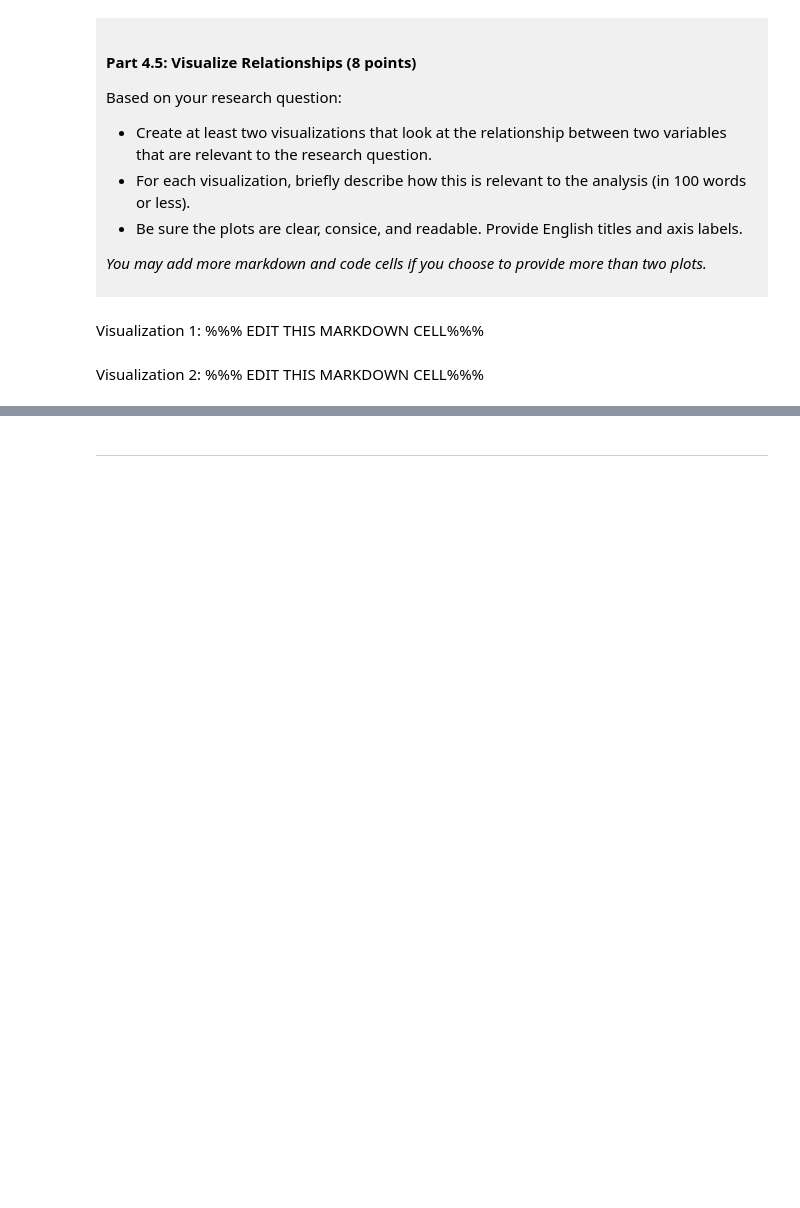
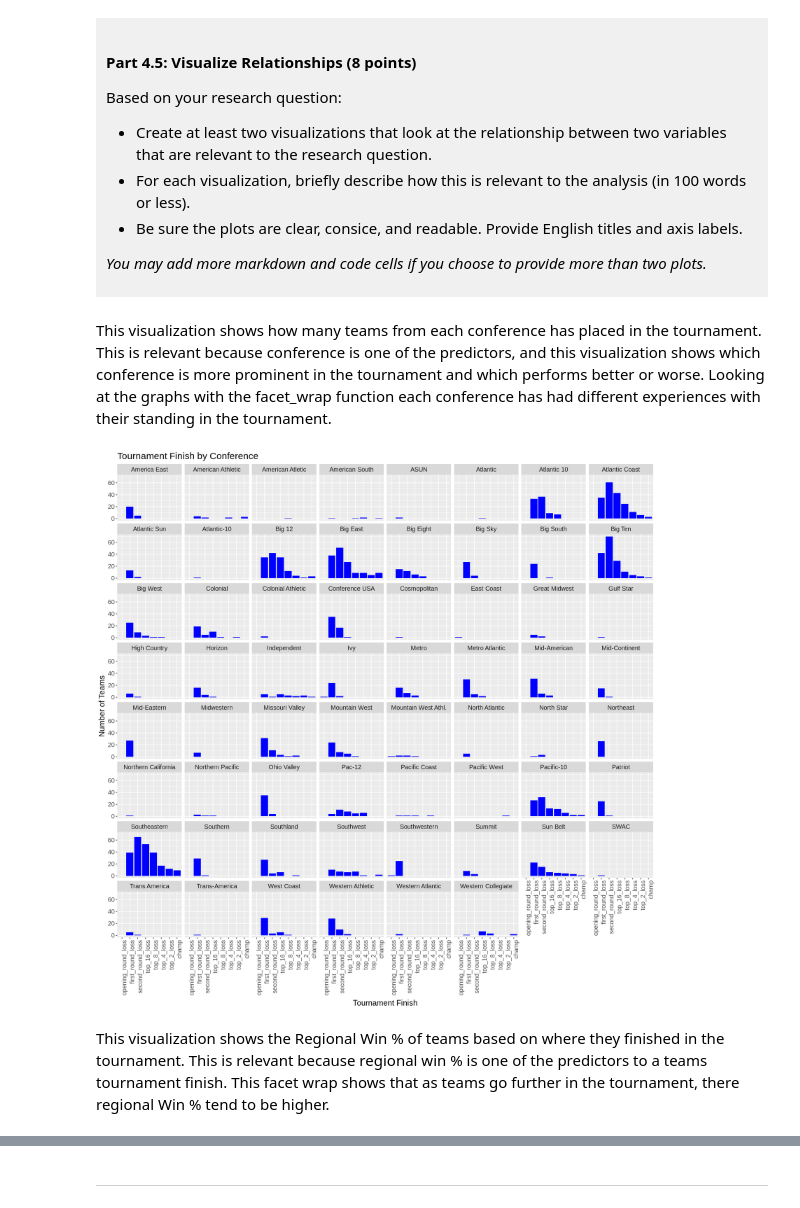
Before and after one commit to agoh123/dsci-100-project-albert-goharian, a Jupyter notebook: dsci-100-project-notebook.ipynb, the cells around one changed output, grey strips where cells are left out. Saved outputs shown, nothing was run; the diff lists cells and outputs as text; code cells hidden in the pictures; blank space fills up the shorter version.

```diff
--- a/dsci-100-project-notebook.ipynb
+++ b/dsci-100-project-notebook.ipynb
@@ -330,9 +384,17 @@ Based on your research question:
 *You may add more markdown and code cells if you choose to provide more than two plots.*
 </div>
 # %% [markdown]
-Visualization 1: %%% EDIT THIS MARKDOWN CELL%%%
+This visualization shows how many teams from each conference has placed in the tournament. This is relevant because conference is one of the predictors, and this visualization shows which conference is more prominent in the tournament and which performs better or worse. Looking at the graphs with the facet_wrap function each conference has had different experiences with their standing in the tournament.
 # %%
-### EDIT THIS CODE CELL FOR VISUALIZATION 1###
+options(repr.plot.height = 15, repr.plot.width = 15)
+ggplot(tidy_women_data, aes(x = Tournament_Finish)) +
+       geom_bar(fill = "blue") +
+facet_wrap(~ Conference) +
+labs(title = "Tournament Finish by Conference", x = "Tournament Finish", y = "Number of Teams") +
+theme(axis.text.x = element_text(angle = 90, hjust = 1)) +
+theme(text = element_text(size = 15))
+# %% [output]
+[figure, added]
 # %% [markdown]
-Visualization 2: %%% EDIT THIS MARKDOWN CELL%%%
+This visualization shows the Regional Win % of teams based on where they finished in the tournament. This is relevant because regional win % is one of the predictors to a teams tournament finish. This facet wrap shows that as teams go further in the tournament, there regional Win % tend to be higher.
 # %%
```
Also changed, not shown: parts of 8 cells of this notebook.
